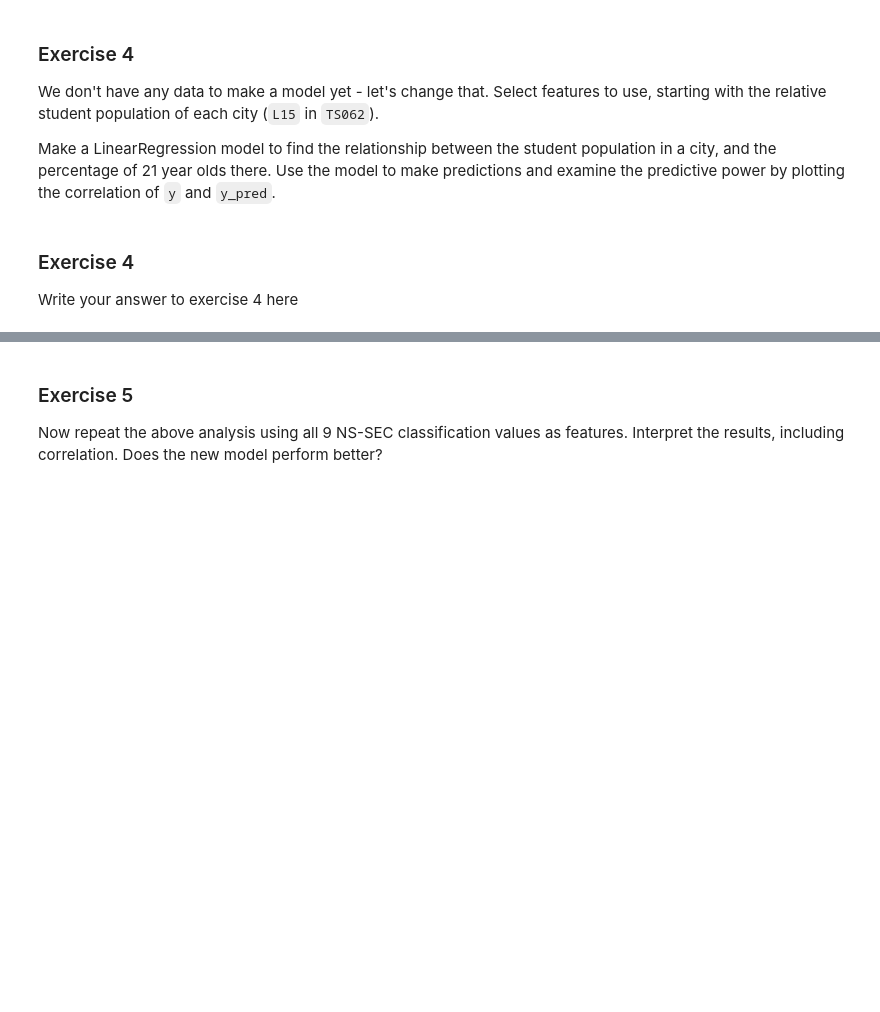
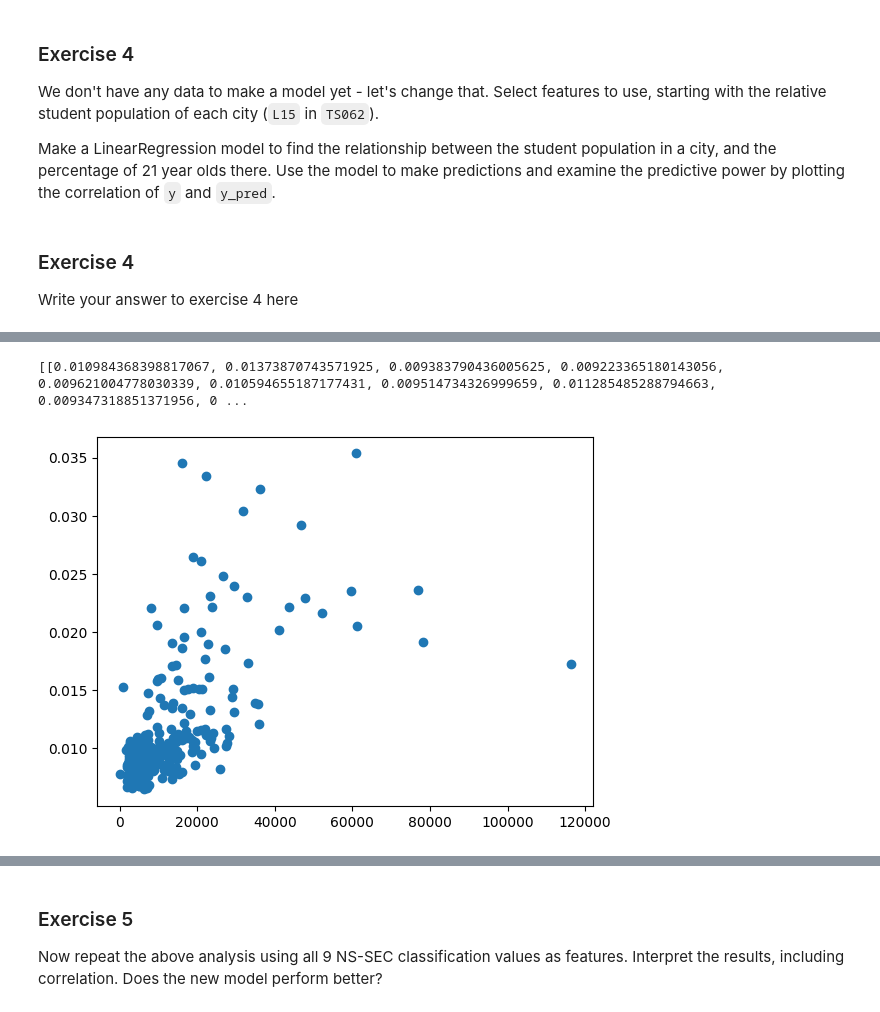
Before and after one commit to MatthewGregson123/fynesse_template, a Jupyter notebook: _notebooks/Practical_3.ipynb, the cells around one changed output, grey strips where cells are left out. Cells and saved outputs as stored; diff of their text form; code cells hidden in the pictures; blank space fills up the shorter version.

```diff
--- a/_notebooks/Practical_3.ipynb
+++ b/_notebooks/Practical_3.ipynb
@@ -624,0 +752,5 @@ Write your answer to exercise 4 here
+# %%
+download_census_data('TS062') # Age by single year of age
+
+students_df = load_census_data('TS062', level='ltla')
+student_column_name = 'National Statistics Socio-economic Classification (NS-SEC): L15 Full-time students'
@@ -624,0 +773,12 @@ Write your answer to exercise 4 here
+# %%
+join_data = [[],[]]
+for i in range(len(students_df)):
+  if students_df.iloc[i]['geography'] in norm_age_df.index:
+    join_data[0].append(norm_age_df.loc[students_df.iloc[i]['geography']][21])
+    join_data[1].append(students_df.iloc[i][student_column_name])
+print(join_data)
+plt.scatter(join_data[1],join_data[0])
+plt.show()
+# %% [output]
+[[0.010984368398817067, 0.01373870743571925, 0.009383790436005625, 0.009223365180143056, 0.009621004778030339, 0.010594655187177431, 0.009514734326999659, 0.011285485288794663, 0.009347318851371956, 0 ...
+[figure, added]
```
Also changed, not shown: parts of 23 cells of this notebook.
